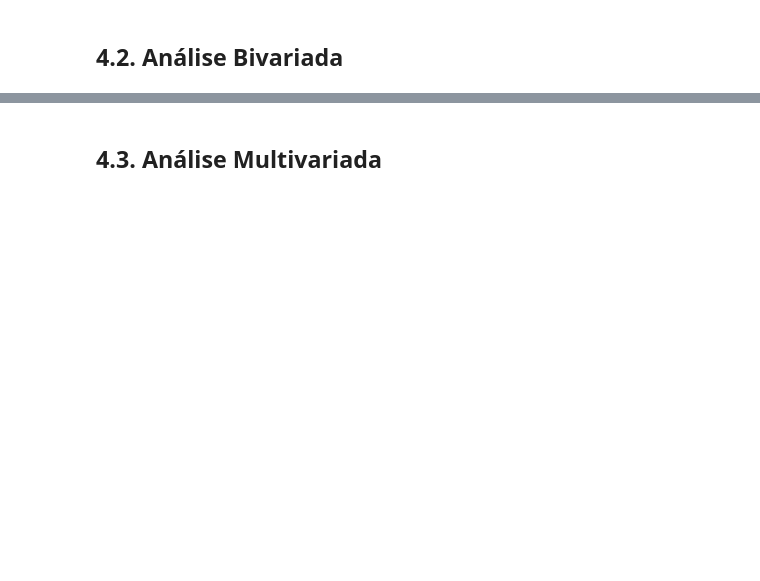
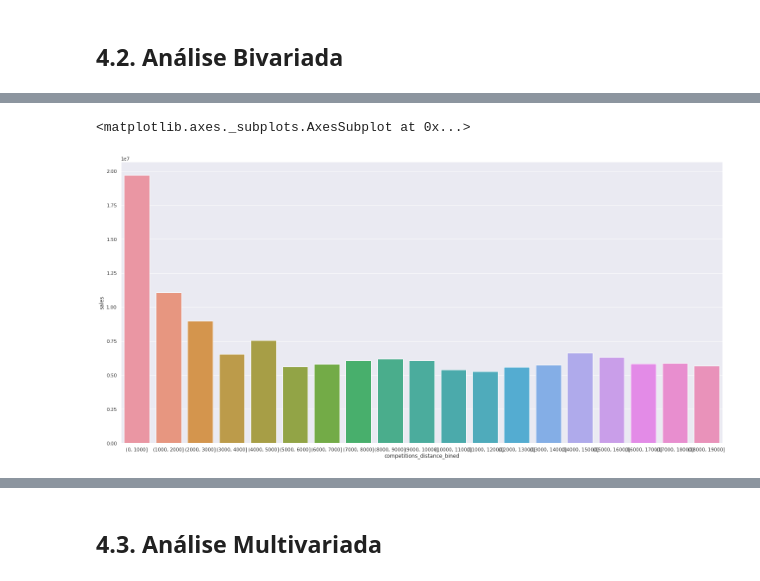
Before and after one commit to ArthurMesquita96/Rossmann-Predict-Sales, a Jupyter notebook: m03_v01_store_sales_predicton.ipynb, the cells around one changed output, grey strips where cells are left out. Cells and saved outputs as stored; diff of their text form; code cells hidden in the pictures; blank space fills up the shorter version.

```diff
--- a/m03_v01_store_sales_predicton.ipynb
+++ b/m03_v01_store_sales_predicton.ipynb
@@ -508,0 +548,7 @@ sns.kdeplot(df4[df4['assortment'] == 'extra']['sales'], label='extra',shade='Tru
+# %%
+aux2 = aux1[['competitions_distance_bined','sales']].groupby('competitions_distance_bined').mean().reset_index()
+
+sns.barplot(x='competitions_distance_bined',y='sales',data=aux2)
+# %% [output]
+<matplotlib.axes._subplots.AxesSubplot at 0x...>
+[figure, added]
```
Also changed, not shown: parts of 11 cells of this notebook.
